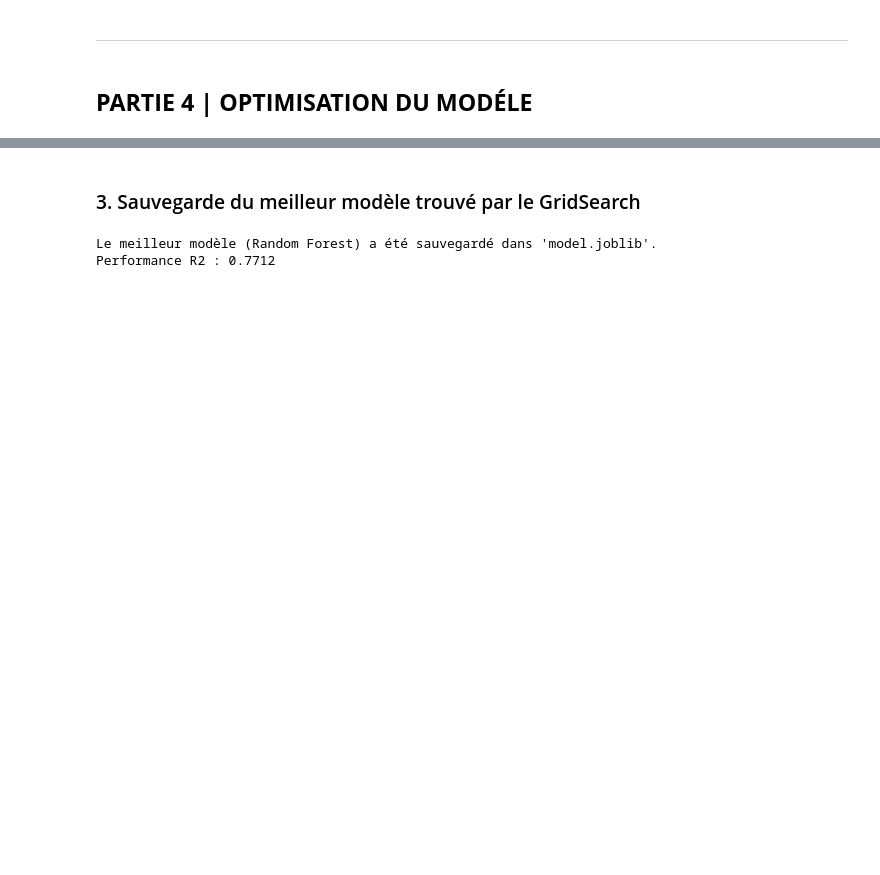
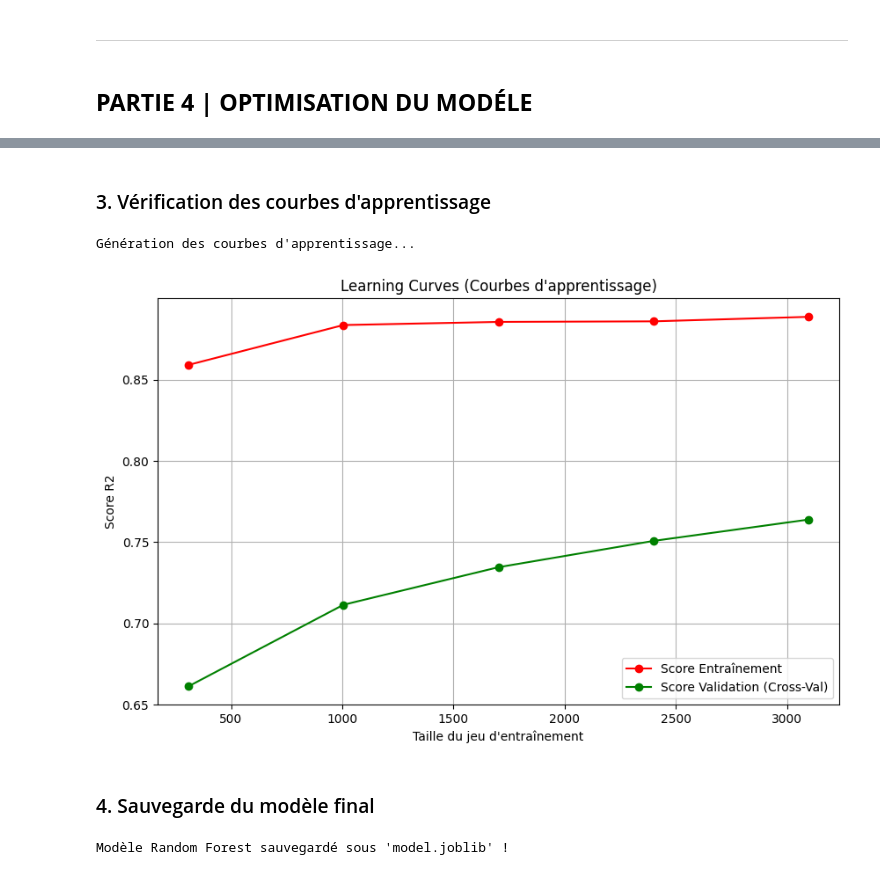
Before and after one commit to SterennG/GetAround-Project, a Jupyter notebook: getaround_pricing_ML.ipynb, the cells around one changed output, grey strips where cells are left out. Saved outputs shown, nothing was run; the diff lists cells and outputs as text; code cells hidden in the pictures; blank space fills up the shorter version.

```diff
--- a/getaround_pricing_ML.ipynb
+++ b/getaround_pricing_ML.ipynb
@@ -370,11 +440,35 @@ CLASSEMENT DES MODÈLES :
+# %% [markdown]
+### 3. Vérification des courbes d'apprentissage
+# %%
+def plot_learning_curve(estimator, X, y):
+    train_sizes, train_scores, test_scores = learning_curve(
+        estimator, X, y, cv=5, n_jobs=-1,
+        train_sizes=np.linspace(0.1, 1.0, 5), scoring='r2'
+    )
+
+    train_scores_mean = np.mean(train_scores, axis=1)
+    test_scores_mean = np.mean(test_scores, axis=1)
+
+    plt.figure(figsize=(10, 6))
+    plt.plot(train_sizes, train_scores_mean, 'o-', color="r", label="Score Entraînement")
+    plt.plot(train_sizes, test_scores_mean, 'o-', color="g", label="Score Validation (Cross-Val)")
+
+    plt.title("Learning Curves (Courbes d'apprentissage)")
+    plt.xlabel("Taille du jeu d'entraînement")
+    plt.ylabel("Score R2")
+    plt.legend(loc="best")
+    plt.grid()
+    plt.show()
+
+print("Génération des courbes d'apprentissage...")
+plot_learning_curve(final_model, X_train, y_train)
+# %% [output]
+Génération des courbes d'apprentissage...
+[figure, added]
 # %% [markdown]
-### 3. Sauvegarde du meilleur modèle trouvé par le GridSearch
+### 4. Sauvegarde du modèle final
-# %%
-filename = 'model.joblib'
-joblib.dump(best_overall_model, filename)
-
-print(f"Le meilleur modèle ({df_results.iloc[0]['Modèle']}) a été sauvegardé dans '{filename}'.")
-print(f"Performance R2 : {best_overall_score:.4f}")
-# %% [output]
-Le meilleur modèle (Random Forest) a été sauvegardé dans 'model.joblib'.
-Performance R2 : 0.7712
+# %%
+joblib.dump(final_model, 'model.joblib')
+print("Modèle Random Forest sauvegardé sous 'model.joblib' !")
+# %% [output]
+Modèle Random Forest sauvegardé sous 'model.joblib' !
```
Also changed, not shown: parts of 11 cells of this notebook, 1 other file.
